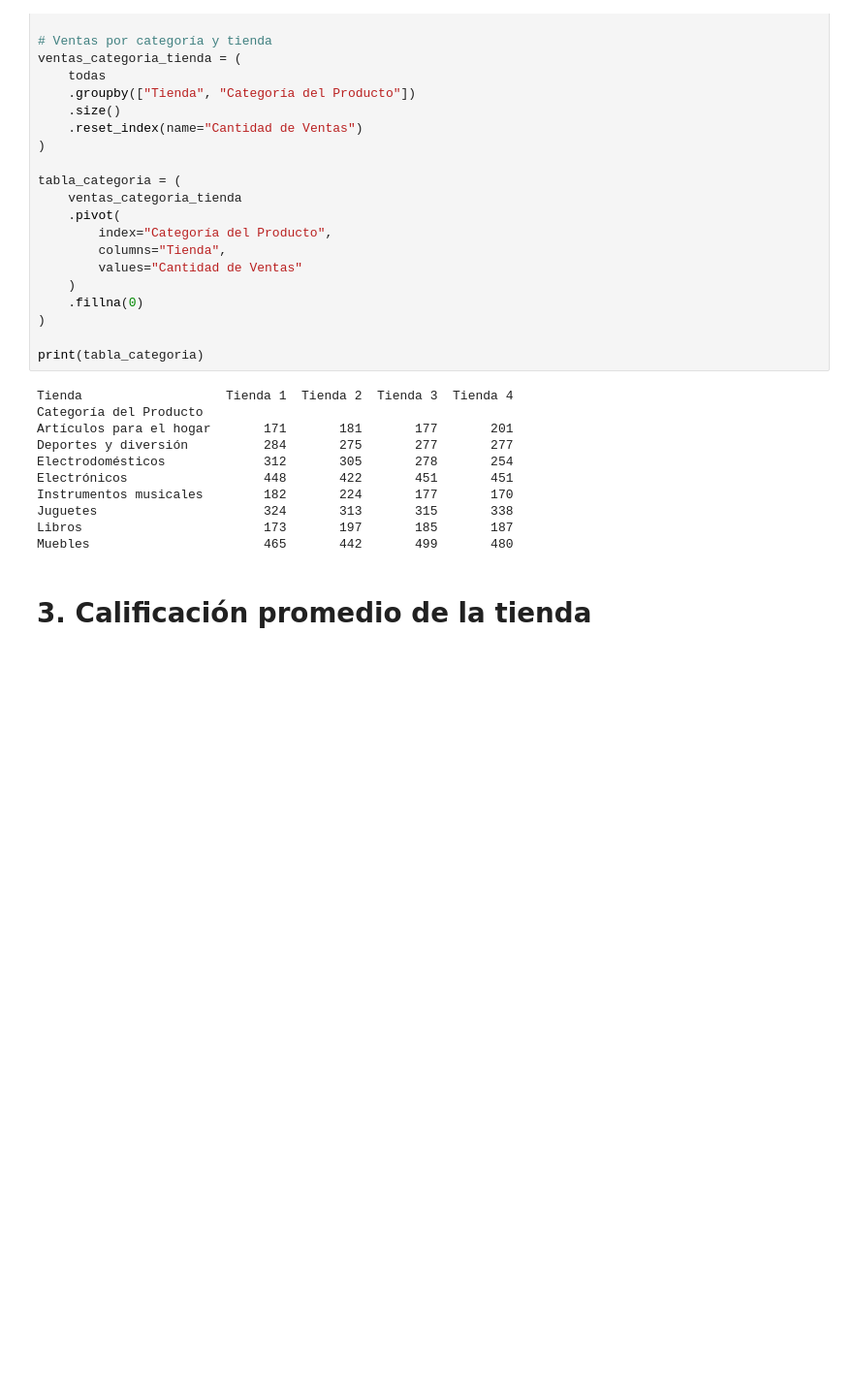
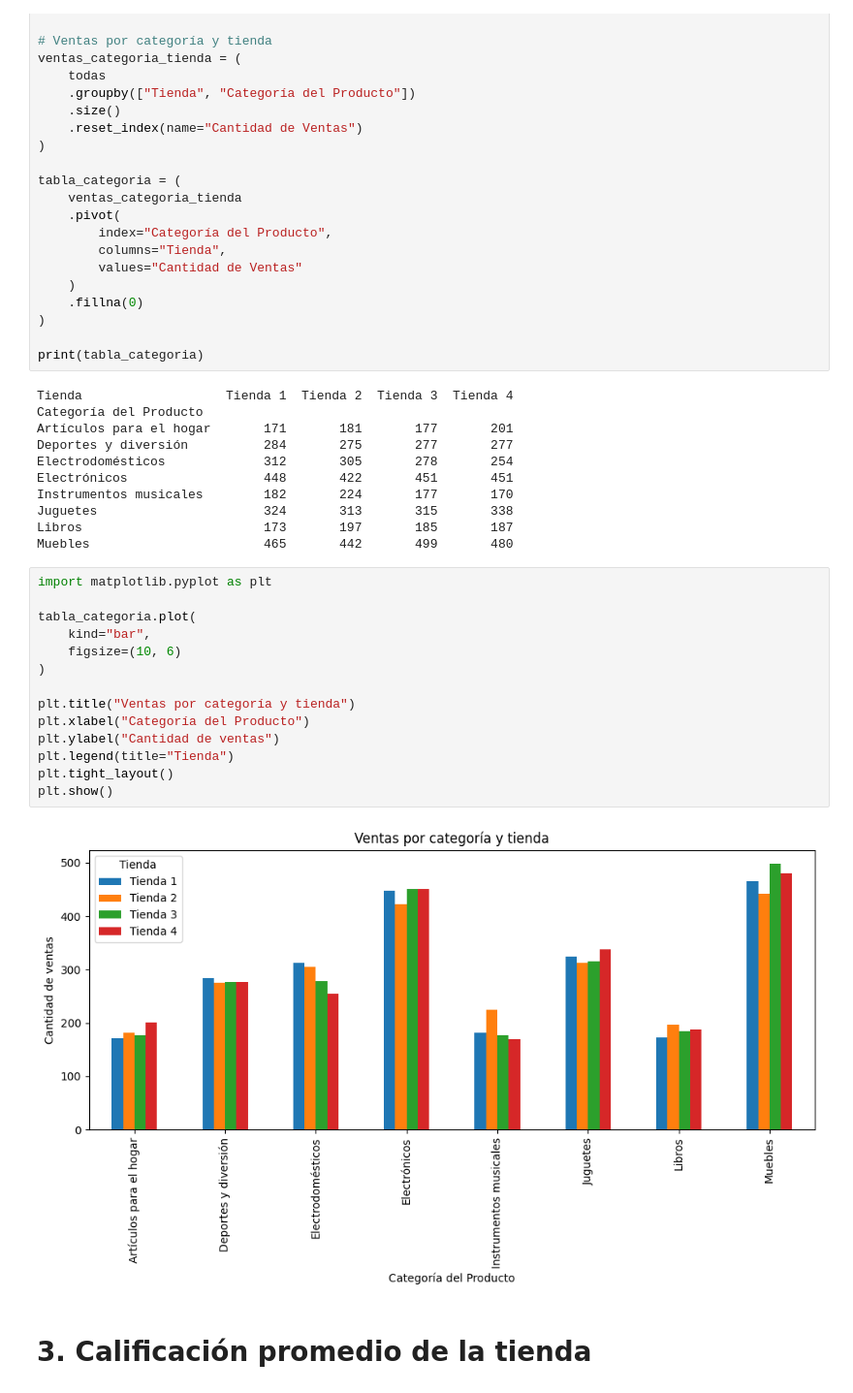
Before and after one commit to angelaoica-dev/challenge-AluraStoreLatam, a Jupyter notebook: AluraStoreLatam.ipynb, the cells around one changed output. Shown at 97% size. Saved outputs shown, nothing was run; the diff lists cells and outputs as text; blank space fills up the shorter version.

```diff
--- a/AluraStoreLatam.ipynb
+++ b/AluraStoreLatam.ipynb
@@ -139,6 +170,22 @@ Instrumentos musicales        182       224       177       170
 Juguetes                      324       313       315       338
 Libros                        173       197       185       187
 Muebles                       465       442       499       480
+# %%
+import matplotlib.pyplot as plt
+
+tabla_categoria.plot(
+    kind="bar",
+    figsize=(10, 6)
+)
+
+plt.title("Ventas por categoría y tienda")
+plt.xlabel("Categoría del Producto")
+plt.ylabel("Cantidad de ventas")
+plt.legend(title="Tienda")
+plt.tight_layout()
+plt.show()
+# %% [output]
+[figure, added]
 # %% [markdown]
 # 3. Calificación promedio de la tienda
 # %%
```
Also changed, not shown: parts of 8 cells of this notebook.
